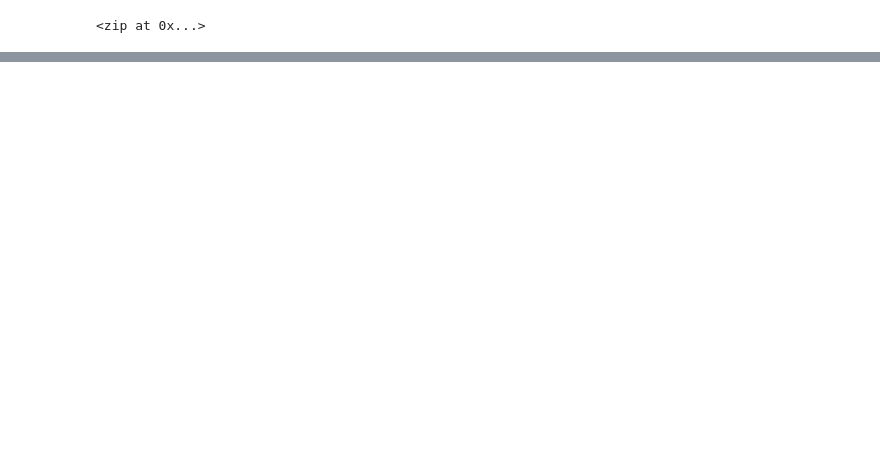
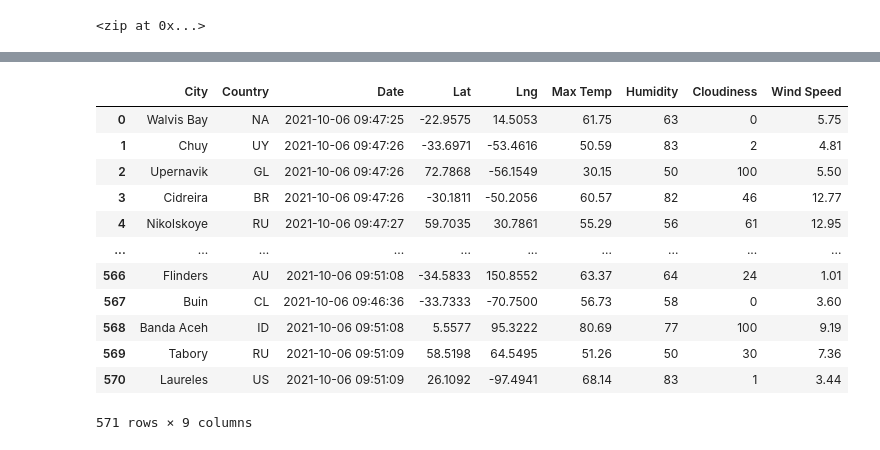
Before and after one commit to SheriZig/World_Weather_Analysis, a Jupyter notebook: WeatherPy.ipynb, the cells around one changed output, grey strips where cells are left out. Drawn from its saved outputs; the diff is of its cells as text; code cells hidden in the pictures; blank space fills up the shorter version.

```diff
--- a/WeatherPy.ipynb
+++ b/WeatherPy.ipynb
@@ -6,0 +11,4 @@ from citipy import citipy
+# %%
+#Starting URL for Weather Map API Call
+url = "http://api.openweathermap.org/data/2.5/weather?units=Imperial&APPID=" + weather_api_key
+print(url)
@@ -37,0 +131,5 @@ from config import weather_api_key
+# %%
+
+# Convert the array of dictionaries to a Pandas DataFrame.
+city_data_df = pd.DataFrame(city_data)
+city_data_df.head(10)
@@ -37,0 +148,19 @@ from config import weather_api_key
+# %%
+#REORDER COLUMNS
+new_column_order = ["City", "Country", "Date","Lat", "Lng","Max Temp", "Humidity", "Cloudiness", "Wind Speed"]
+city_data_df = city_data_df[new_column_order]
+city_data_df
+# %% [output]
+|  | City | Country | Date | Lat | Lng | Max Temp | Humidity | Cloudiness | Wind Speed |
+| 0 | Walvis Bay | NA | 2021-10-06 09:47:25 | -22.9575 | 14.5053 | 61.75 | 63 | 0 | 5.75 |
+| 1 | Chuy | UY | 2021-10-06 09:47:26 | -33.6971 | -53.4616 | 50.59 | 83 | 2 | 4.81 |
+| 2 | Upernavik | GL | 2021-10-06 09:47:26 | 72.7868 | -56.1549 | 30.15 | 50 | 100 | 5.50 |
+| 3 | Cidreira | BR | 2021-10-06 09:47:26 | -30.1811 | -50.2056 | 60.57 | 82 | 46 | 12.77 |
+| 4 | Nikolskoye | RU | 2021-10-06 09:47:27 | 59.7035 | 30.7861 | 55.29 | 56 | 61 | 12.95 |
+| ... | ... | ... | ... | ... | ... | ... | ... | ... | ... |
+| 566 | Flinders | AU | 2021-10-06 09:51:08 | -34.5833 | 150.8552 | 63.37 | 64 | 24 | 1.01 |
+| 567 | Buin | CL | 2021-10-06 09:46:36 | -33.7333 | -70.7500 | 56.73 | 58 | 0 | 3.60 |
+| 568 | Banda Aceh | ID | 2021-10-06 09:51:08 | 5.5577 | 95.3222 | 80.69 | 77 | 100 | 9.19 |
+| 569 | Tabory | RU | 2021-10-06 09:51:09 | 58.5198 | 64.5495 | 51.26 | 50 | 30 | 7.36 |
+| 570 | Laureles | US | 2021-10-06 09:51:09 | 26.1092 | -97.4941 | 68.14 | 83 | 1 | 3.44 |
+571 rows × 9 columns
```
Also changed, not shown: parts of 7 cells of this notebook, 3 other files.
